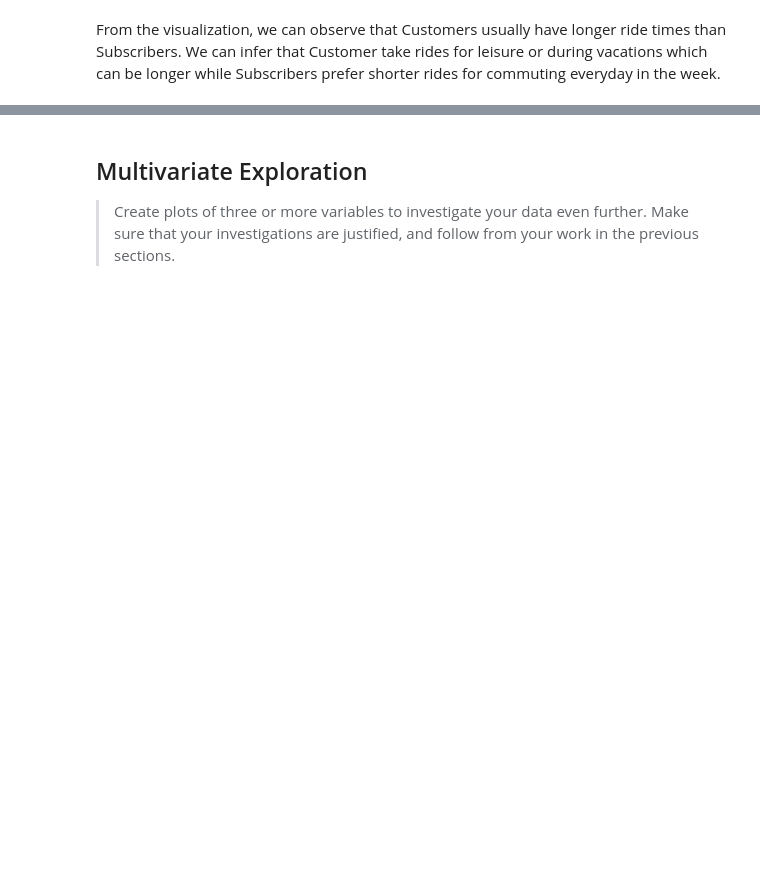
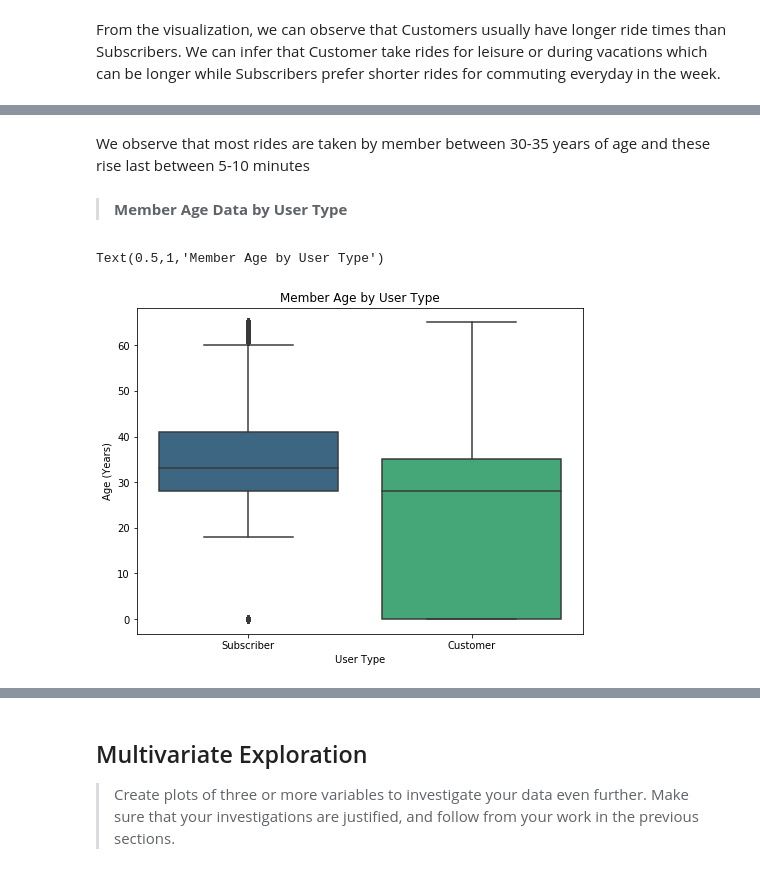
Before and after one commit to mkarkhan/Communicate-Data-Findings, a Jupyter notebook: exploratory_analysis.ipynb, the cells around one changed output, grey strips where cells are left out. Cells and saved outputs as stored; diff of their text form; code cells hidden in the pictures; blank space fills up the shorter version.

```diff
--- a/exploratory_analysis.ipynb
+++ b/exploratory_analysis.ipynb
@@ -713,0 +721,13 @@ From the visualization, we can observe that Customers usually have longer ride t
+# %% [markdown]
+We observe that most rides are taken by member between 30-35 years of age and these rise last between 5-10 minutes
+# %% [markdown]
+> <b> Member Age Data by User Type </b>
+# %%
+plt.figure(figsize = [8,6])
+sb.boxplot(data = bikedata_df_copy, x = 'user_type', y = 'age', palette = 'viridis')
+plt.xlabel('User Type')
+plt.ylabel('Age (Years)')
+plt.title('Member Age by User Type')
+# %% [output]
+Text(0.5,1,'Member Age by User Type')
+[figure, added]
```
Also changed, not shown: parts of 12 cells of this notebook.
